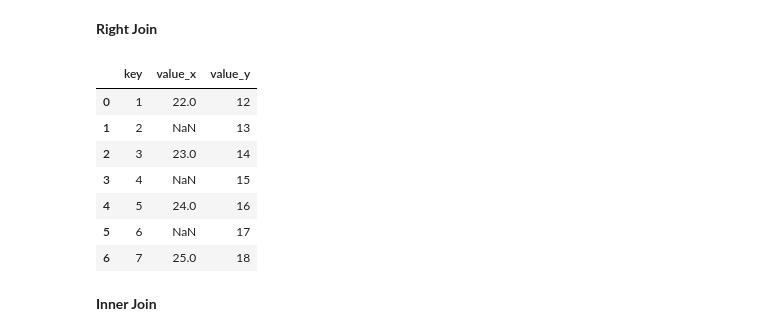
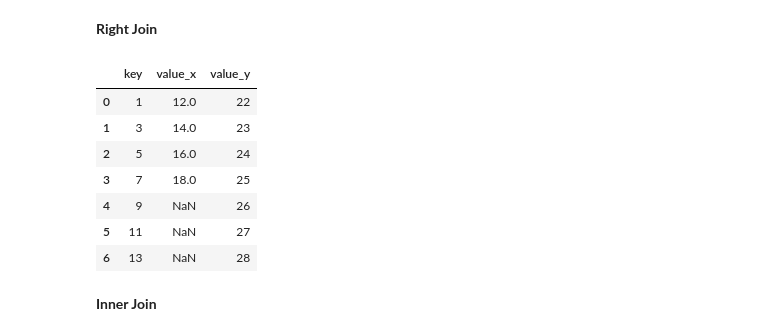
Before and after one commit to drolsonmi/math3080, a Jupyter notebook: Notes/07 Data Wrangling.ipynb, the cells around one changed output. Saved outputs shown, nothing was run; the diff lists cells and outputs as text; code cells hidden in the pictures.

```diff
--- a/Notes/07 Data Wrangling.ipynb
+++ b/Notes/07 Data Wrangling.ipynb
@@ -202,15 +304,15 @@ data_A.merge(data_B, on='key', how='left')
 # %% [markdown]
 __Right Join__
 # %%
-data_B.merge(data_A, on='key', how='right')
+data_A.merge(data_B, on='key', how='right')
 # %% [output]
 |  | key | value_x | value_y |
-| 0 | 1 | 22.0 | 12 |
-| 1 | 2 | NaN | 13 |
-| 2 | 3 | 23.0 | 14 |
-| 3 | 4 | NaN | 15 |
-| 4 | 5 | 24.0 | 16 |
-| 5 | 6 | NaN | 17 |
-| 6 | 7 | 25.0 | 18 |
+| 0 | 1 | 12.0 | 22 |
+| 1 | 3 | 14.0 | 23 |
+| 2 | 5 | 16.0 | 24 |
+| 3 | 7 | 18.0 | 25 |
+| 4 | 9 | NaN | 26 |
+| 5 | 11 | NaN | 27 |
+| 6 | 13 | NaN | 28 |
 # %% [markdown]
 __Inner Join__
```
Also changed, not shown: parts of 24 cells of this notebook, 1 other file.
